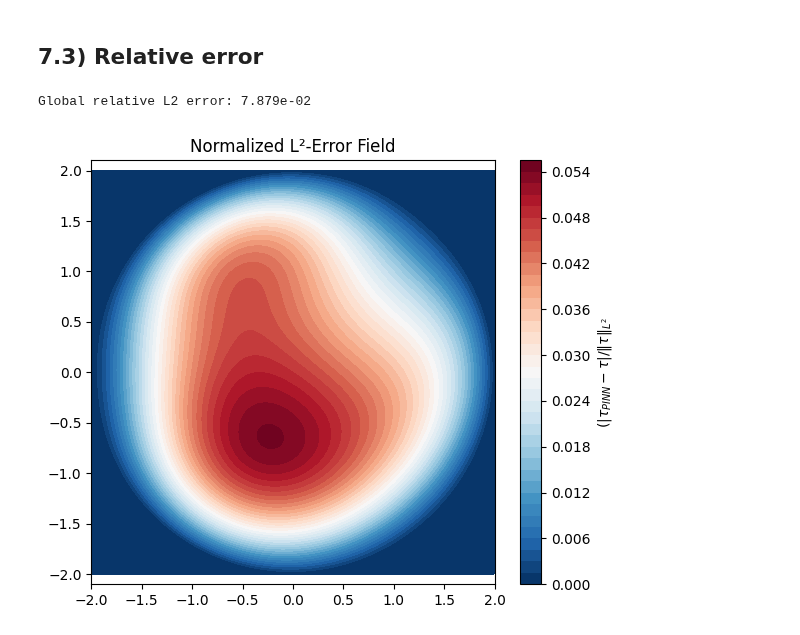
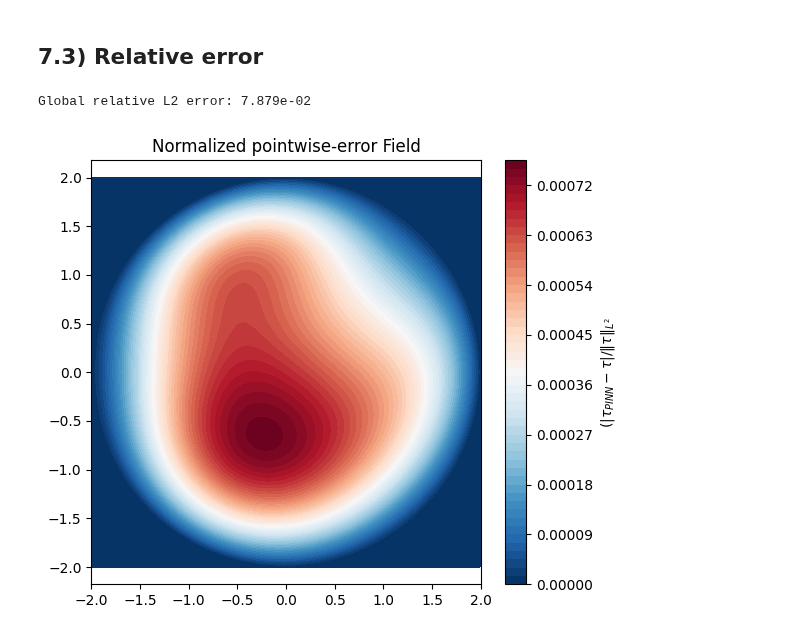
Before and after one commit to StratosFair/Mean_Escape_Time, a Jupyter notebook: OU_process_2D/Models/boundary_adapted[WIP].ipynb, the cells around one changed output. Saved outputs shown, nothing was run; the diff lists cells and outputs as text; code cells hidden in the pictures.

```diff
--- a/OU_process_2D/Models/boundary_adapted[WIP].ipynb
+++ b/OU_process_2D/Models/boundary_adapted[WIP].ipynb
@@ -712,27 +712,22 @@ plt.show()
 # %%
 # average relative L2 error
 #    ‖tau_pinn − tau_true‖₂ / ‖tau_true‖₂
 pred_vals = pred
 true_vals = true_tau_vec(pts[:,0], pts[:,1])
 tau_l2_norm =  np.linalg.norm(true_vals)
 glob_rel_L2 = np.linalg.norm(pred_vals - true_vals) / tau_l2_norm
 print(f"Global relative L2 error: {glob_rel_L2:.3e}")
 
 # pointwise relative L2 error
-Z_err = np.abs(Zp - Zt)                     # raw error
-#Z_err_norm = Z_err / tau_l2_norm
-#err_flat = Z_err[mask]              # flatten to disk
-#L2_norm = np.sqrt(np.mean(err_flat**2))
-#Z_err_norm = np.zeros_like(Z_err)
-#Z_err_norm[mask] = Z_err[mask] / L2_norm
+Z_err = np.abs(Zp - Zt) /  tau_l2_norm
 
 plt.figure(figsize=(6,5))
 cf = plt.contourf(xx, yy, Z_err, levels=50, cmap='RdBu_r')
 plt.colorbar(cf, label=r'$(|\tau_{PINN}-\tau|/\|\tau\|_{L^2}$')
-plt.title('Normalized L²‐Error Field')
+plt.title('Normalized pointwise‐error Field')
 plt.axis('equal')
 plt.tight_layout()
 plt.show()
 # %% [output]
 Global relative L2 error: 7.879e-02
-[figure, old version]
+[figure, new version]
```
